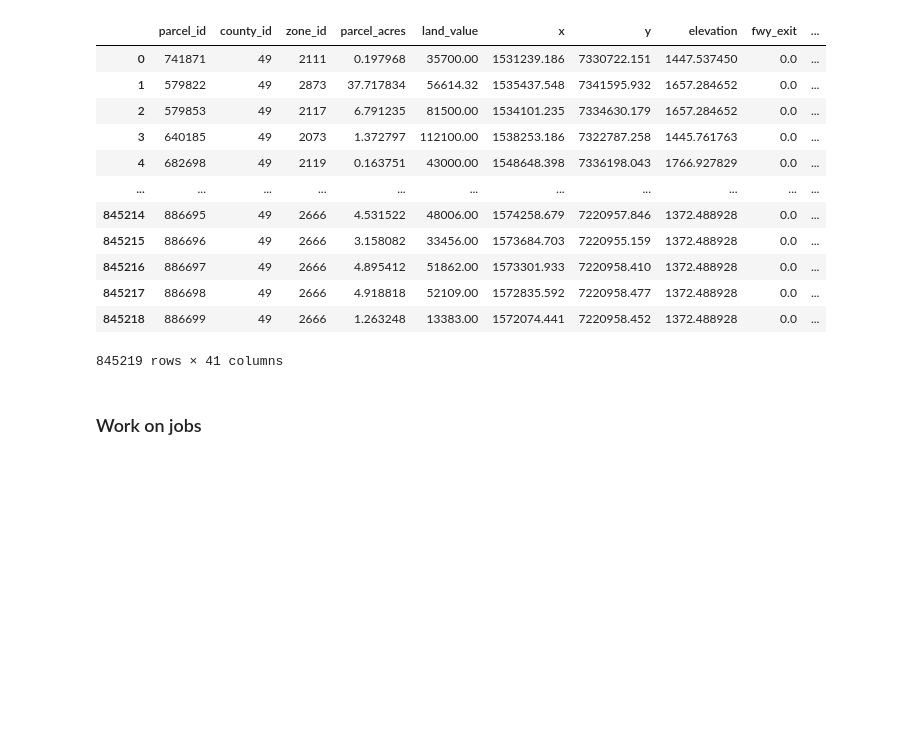
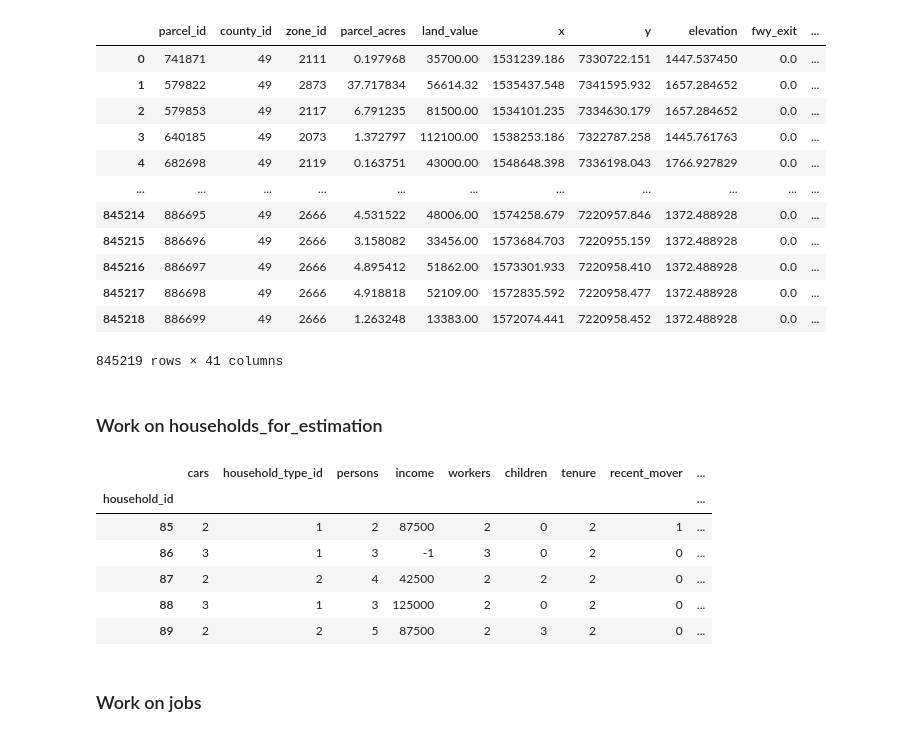
Before and after one commit to WFRCAnalytics/REMM-Analysis-Tools, a Jupyter notebook: County_ID_Update/Update_County_ID.ipynb, the cells around one changed output. Drawn from its saved outputs; the diff is of its cells as text; code cells hidden in the pictures; blank space fills up the shorter version.

Commit message:
fixed county id script updated codes in building fro estimationtable

```diff
--- a/County_ID_Update/Update_County_ID.ipynb
+++ b/County_ID_Update/Update_County_ID.ipynb
@@ -165,3 +165,16 @@ parcels_converted
 | 845217 | 886698 | 49 | 2666 | 4.918818 | 52109.00 | 1572835.592 | 7220958.477 | 1372.488928 | 0.0 | ... |
 | 845218 | 886699 | 49 | 2666 | 1.263248 | 13383.00 | 1572074.441 | 7220958.452 | 1372.488928 | 0.0 | ... |
 845219 rows × 41 columns
+# %% [markdown]
+### Work on households_for_estimation
+# %%
+households_for_estimation = pd.read_csv(".\\Data\\households_for_estimation.csv").set_index('household_id')
+households_for_estimation.head()
+# %% [output]
+|  | cars | household_type_id | persons | income | workers | children | tenure | recent_mover | ... |
+| household_id |  |  |  |  |  |  |  |  | ... |
+| 85 | 2 | 1 | 2 | 87500 | 2 | 0 | 2 | 1 | ... |
+| 86 | 3 | 1 | 3 | -1 | 3 | 0 | 2 | 0 | ... |
+| 87 | 2 | 2 | 4 | 42500 | 2 | 2 | 2 | 0 | ... |
+| 88 | 3 | 1 | 3 | 125000 | 2 | 0 | 2 | 0 | ... |
+| 89 | 2 | 2 | 5 | 87500 | 2 | 3 | 2 | 0 | ... |
```
Also changed, not shown: parts of 18 cells of this notebook, 1 other file.
